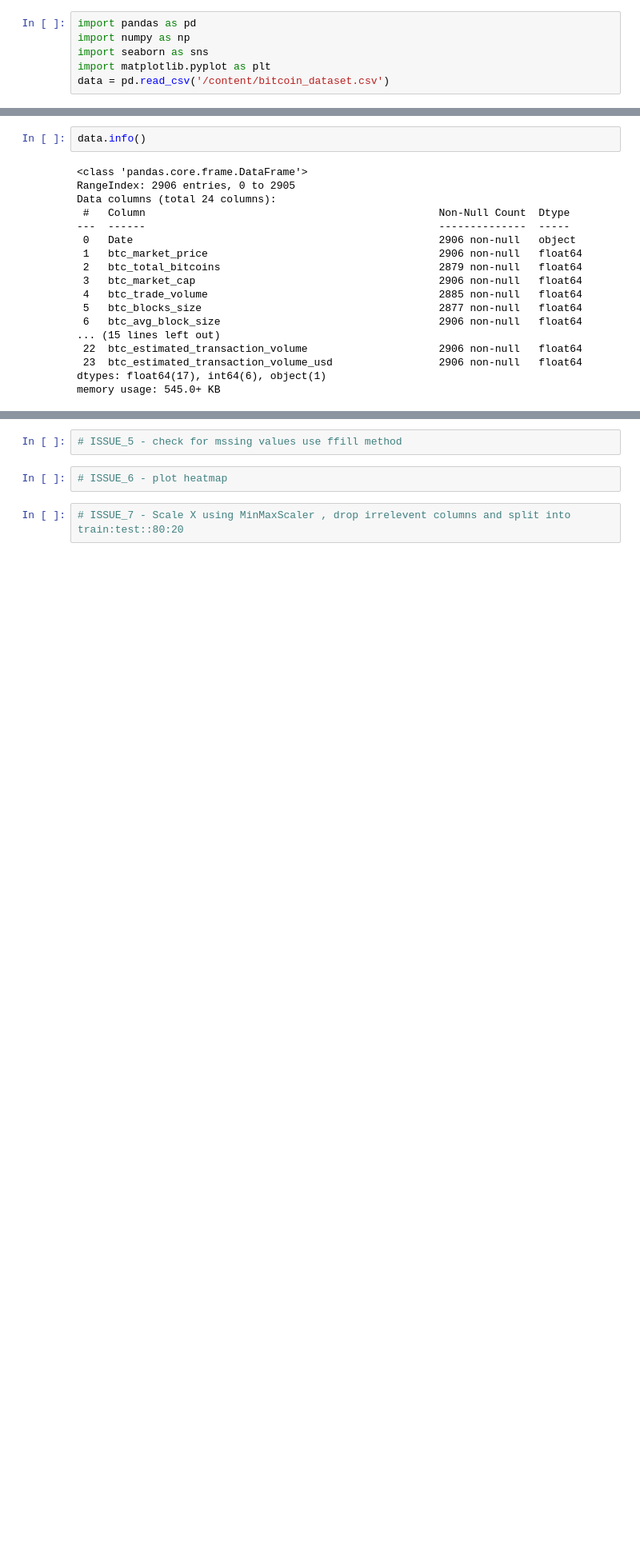
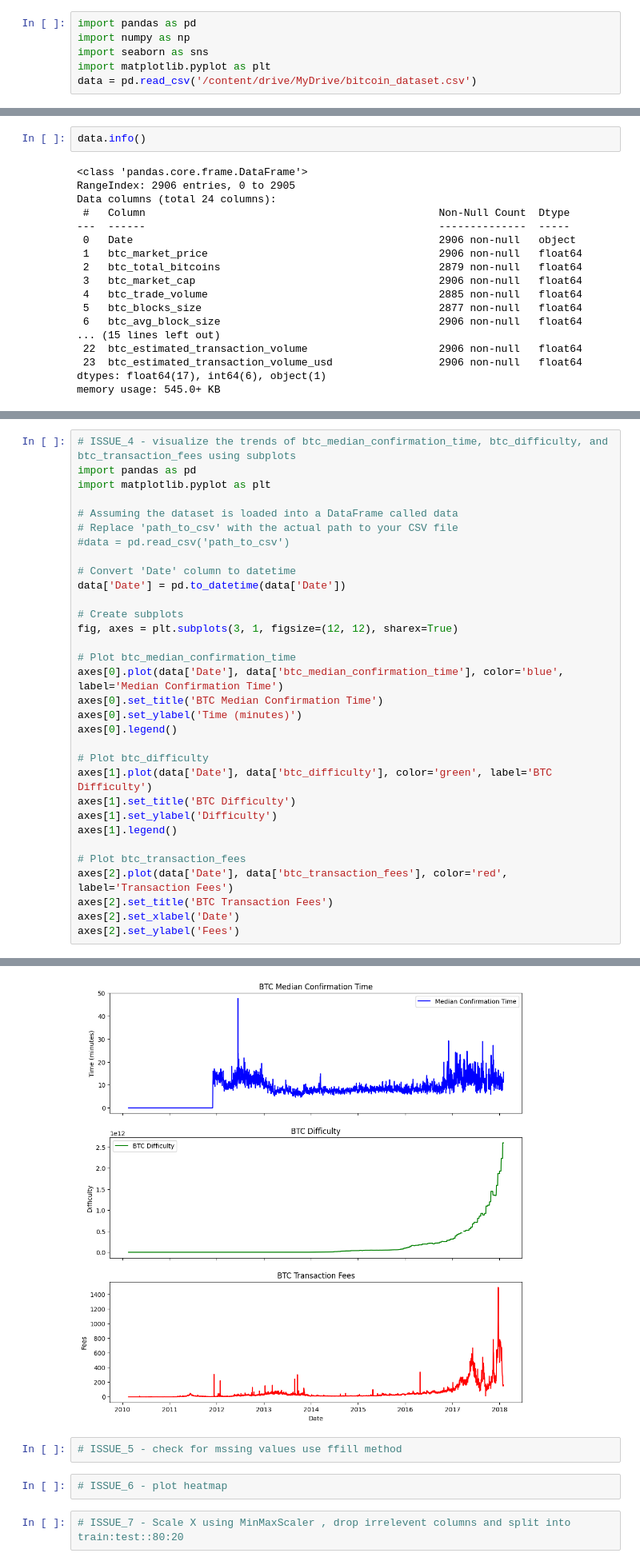
Before and after one commit to Khushboo-Verma2004/AI-ML-2, a Jupyter notebook: Bitcoin Price Prediction/Bitcoin Price Prediction.ipynb, the cells around one changed output, grey strips where cells are left out. Shown: that part at 80% size. Cells and saved outputs as stored; diff of their text form; blank space fills up the shorter version.

```diff
--- a/Bitcoin Price Prediction/Bitcoin Price Prediction.ipynb
+++ b/Bitcoin Price Prediction/Bitcoin Price Prediction.ipynb
@@ -3,7 +15,7 @@ import pandas as pd
 import numpy as np
 import seaborn as sns
 import matplotlib.pyplot as plt
-data = pd.read_csv('/content/bitcoin_dataset.csv')
+data = pd.read_csv('/content/drive/MyDrive/bitcoin_dataset.csv')
 # %%
 data.head()
 # %% [output]
@@ -89,0 +98,33 @@ Text(0.5, 1.0, 'btc_transaction_fees')
+# %%
+# ISSUE_4 - visualize the trends of btc_median_confirmation_time, btc_difficulty, and btc_transaction_fees using subplots
+import pandas as pd
+import matplotlib.pyplot as plt
+
+# Assuming the dataset is loaded into a DataFrame called data
+# Replace 'path_to_csv' with the actual path to your CSV file
+#data = pd.read_csv('path_to_csv')
+
+# Convert 'Date' column to datetime
+data['Date'] = pd.to_datetime(data['Date'])
+
+# Create subplots
+fig, axes = plt.subplots(3, 1, figsize=(12, 12), sharex=True)
+
+# Plot btc_median_confirmation_time
+axes[0].plot(data['Date'], data['btc_median_confirmation_time'], color='blue', label='Median Confirmation Time')
+axes[0].set_title('BTC Median Confirmation Time')
+axes[0].set_ylabel('Time (minutes)')
+axes[0].legend()
+
+# Plot btc_difficulty
+axes[1].plot(data['Date'], data['btc_difficulty'], color='green', label='BTC Difficulty')
+axes[1].set_title('BTC Difficulty')
+axes[1].set_ylabel('Difficulty')
+axes[1].legend()
+
+# Plot btc_transaction_fees
+axes[2].plot(data['Date'], data['btc_transaction_fees'], color='red', label='Transaction Fees')
+axes[2].set_title('BTC Transaction Fees')
+axes[2].set_xlabel('Date')
+axes[2].set_ylabel('Fees')
+# %% [output]
@@ -90,3 +132,4 @@ Text(0.5, 1.0, 'btc_transaction_fees')
+[figure, added]
 # %%
 # ISSUE_5 - check for mssing values use ffill method
 # %%
```
Also changed, not shown: parts of 9 cells of this notebook.
